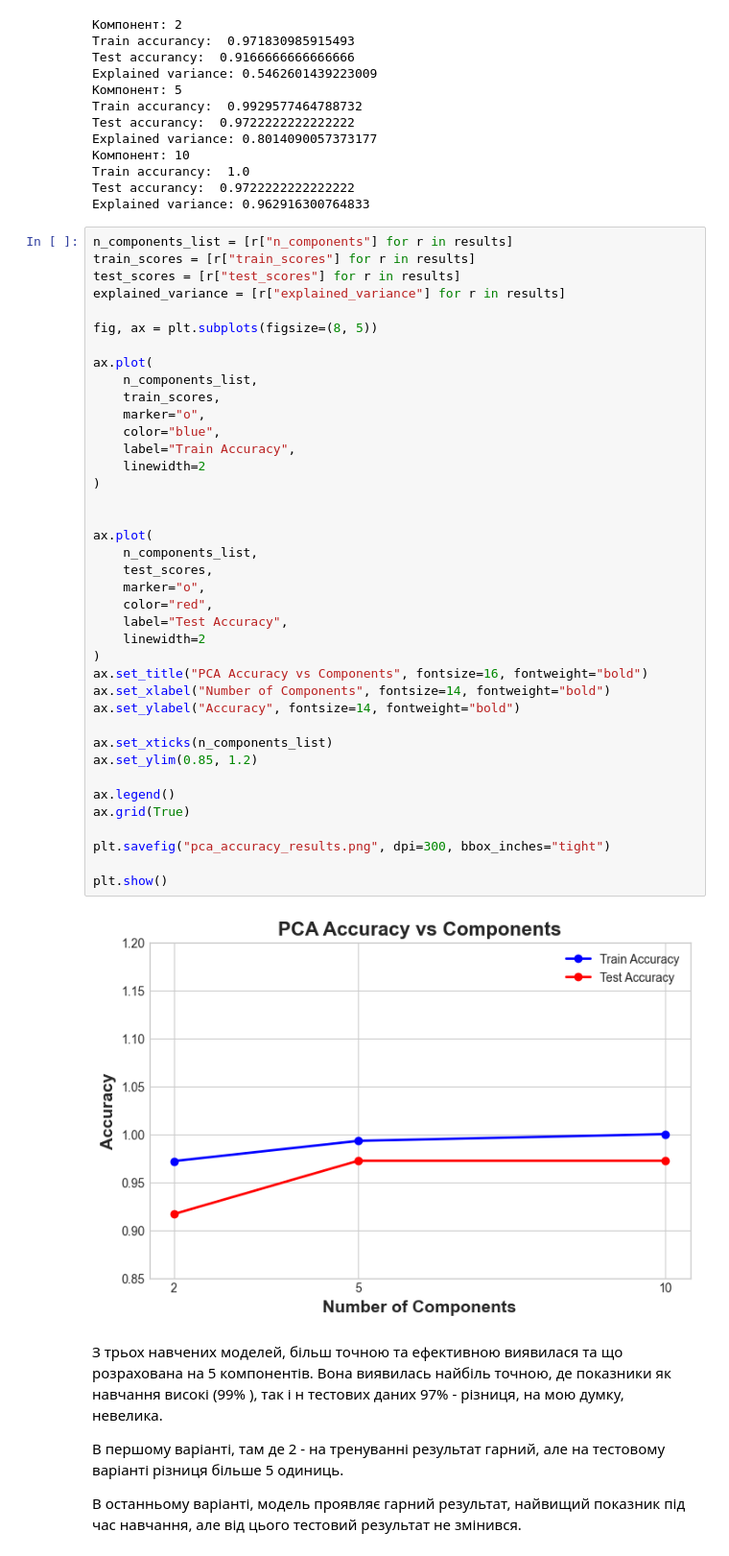
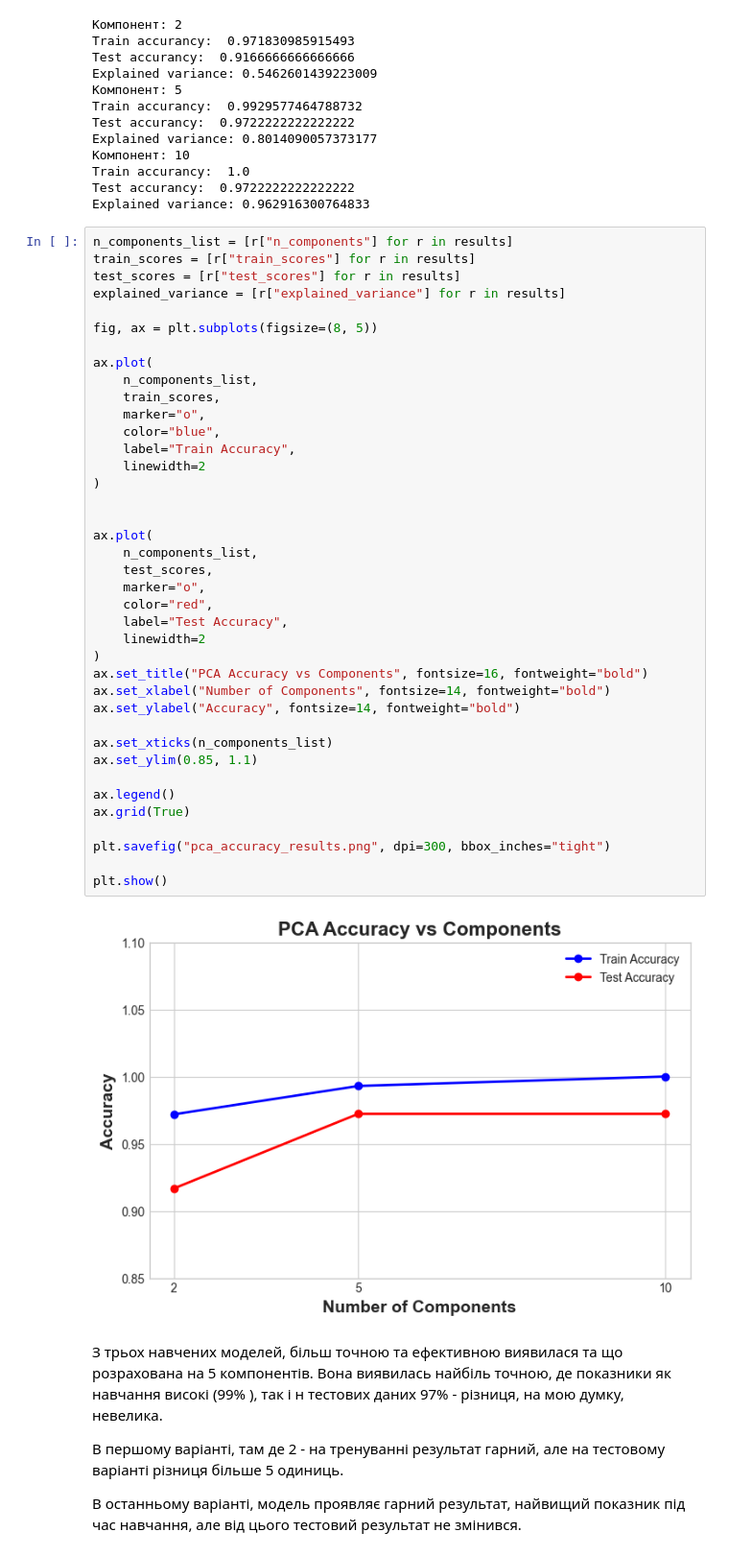
Before and after one commit to AnnaGorova/AI_Python, a Jupyter notebook: homework_16_pca_classification.ipynb, the cells around one changed output. Shown at 96% size. Drawn from its saved outputs; the diff is of its cells as text.

```diff
--- a/homework_16_pca_classification.ipynb
+++ b/homework_16_pca_classification.ipynb
@@ -240,35 +240,35 @@ ax.plot(
     n_components_list,
     train_scores,
     marker="o",
     color="blue",
     label="Train Accuracy",
     linewidth=2
 )
 
 
 ax.plot(
     n_components_list,
     test_scores,
     marker="o",
     color="red",
     label="Test Accuracy",
     linewidth=2
 )
 ax.set_title("PCA Accuracy vs Components", fontsize=16, fontweight="bold")
 ax.set_xlabel("Number of Components", fontsize=14, fontweight="bold")
 ax.set_ylabel("Accuracy", fontsize=14, fontweight="bold")
 
 ax.set_xticks(n_components_list)
-ax.set_ylim(0.85, 1.2)
+ax.set_ylim(0.85, 1.1)
 
 ax.legend()
 ax.grid(True)
 
 plt.savefig("pca_accuracy_results.png", dpi=300, bbox_inches="tight")
 
 plt.show()
 # %% [output]
-[figure, old version]
+[figure, new version]
 # %% [markdown]
 З трьох навчених моделей, більш точною та ефективною виявилася та що розрахована на 5 компонентів. Вона виявилась найбіль точною,  де показники як навчання високі (99% ), так і н тестових даних 97% - різниця, на мою думку, невелика.
 
```
Also changed, not shown: parts of 1 cell of this notebook, 1 other file.
